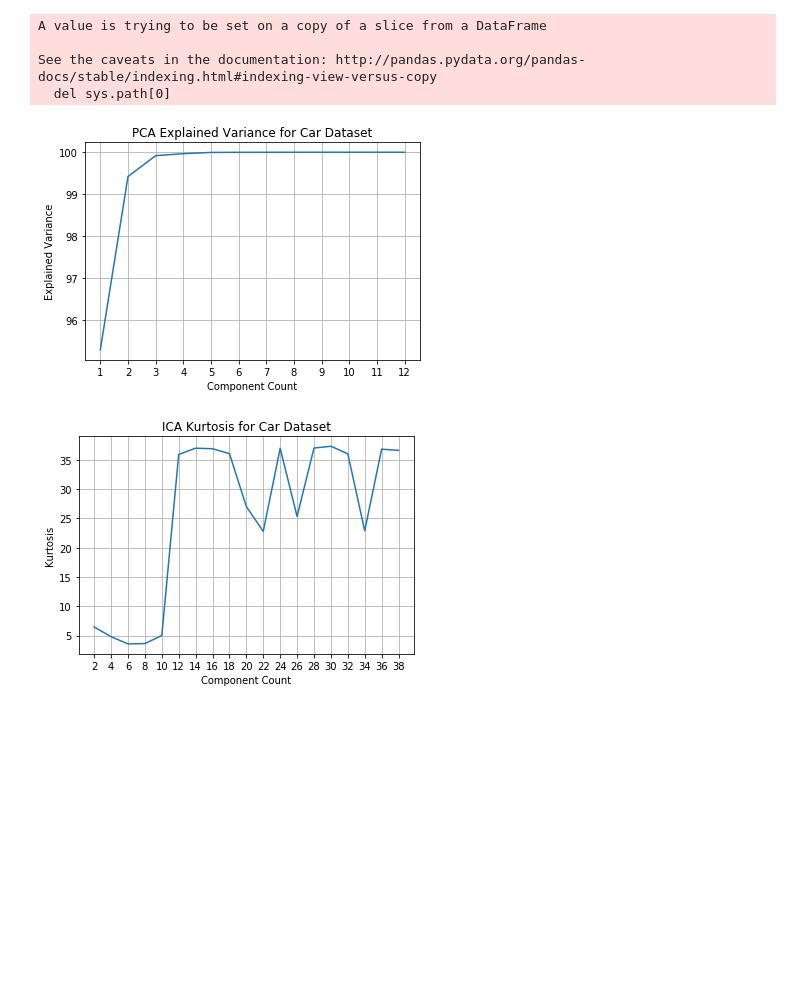
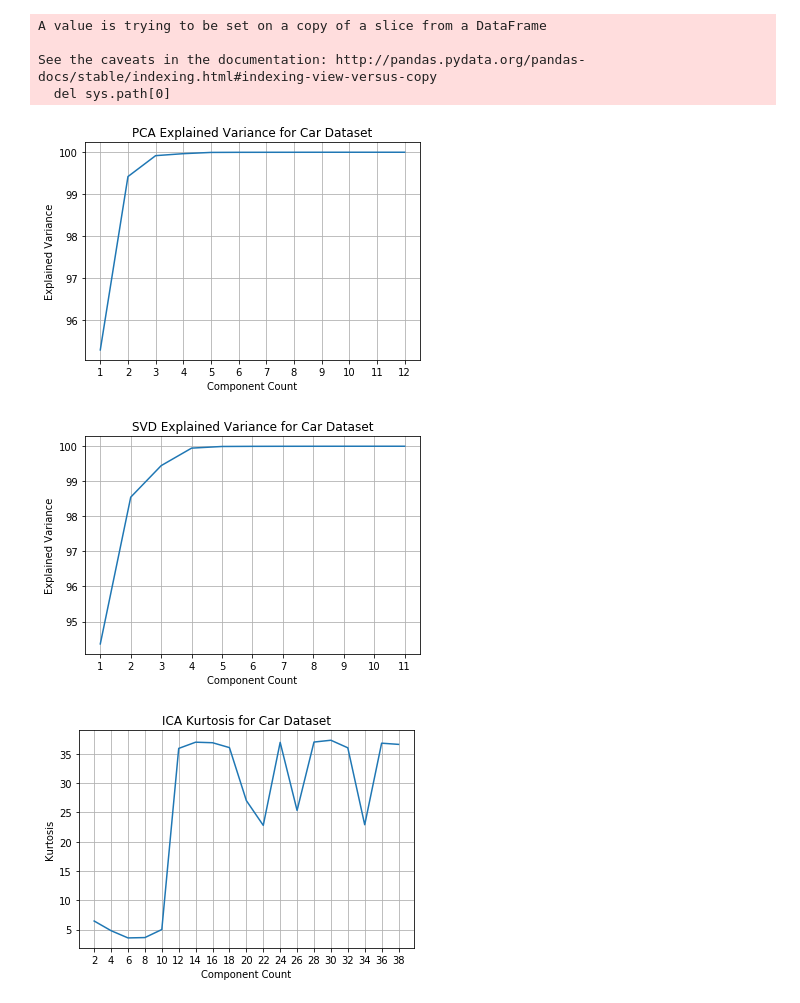
Before and after one commit to harshsikka/CS-7641-Spring2020, a Jupyter notebook: project_3/Part2_Dimensionality_Reduction.ipynb, the cells around one changed output. Drawn from its saved outputs; the diff is of its cells as text; code cells hidden in the pictures; blank space fills up the shorter version.

```diff
--- a/project_3/Part2_Dimensionality_Reduction.ipynb
+++ b/project_3/Part2_Dimensionality_Reduction.ipynb
@@ -159,19 +176,34 @@ See the caveats in the documentation: http://pandas.pydata.org/pandas-docs/stabl
 # %%
 # PCA
 
 car_pca = PCA()
 car_reduced_X_train = car_pca.fit_transform(X_train)
 
 plt.figure()
 plt.plot(np.arange(1,13), 100*np.cumsum(car_pca.explained_variance_ratio_))
 plt.title('PCA Explained Variance for Car Dataset')
 plt.ylabel('Explained Variance')
 plt.xlabel('Component Count')
 plt.grid()
 plt.xticks(np.arange(1,13))
 plt.show()
+
+# SVD
+
+car_svd = TruncatedSVD(n_components=11)
+car_reduced_X_train = car_svd.fit_transform(X_train)
+
+plt.figure()
+plt.plot(np.arange(1,12), 100*np.cumsum(car_svd.explained_variance_ratio_))
+plt.title('SVD Explained Variance for Car Dataset')
+plt.ylabel('Explained Variance')
+plt.xlabel('Component Count')
+plt.grid()
+plt.xticks(np.arange(1,12))
+plt.show()
 # %% [output]
 [figure]
+[figure, added]
 # %%
 # ICA
 
```
Also changed, not shown: parts of 4 cells of this notebook, 2 other files.
